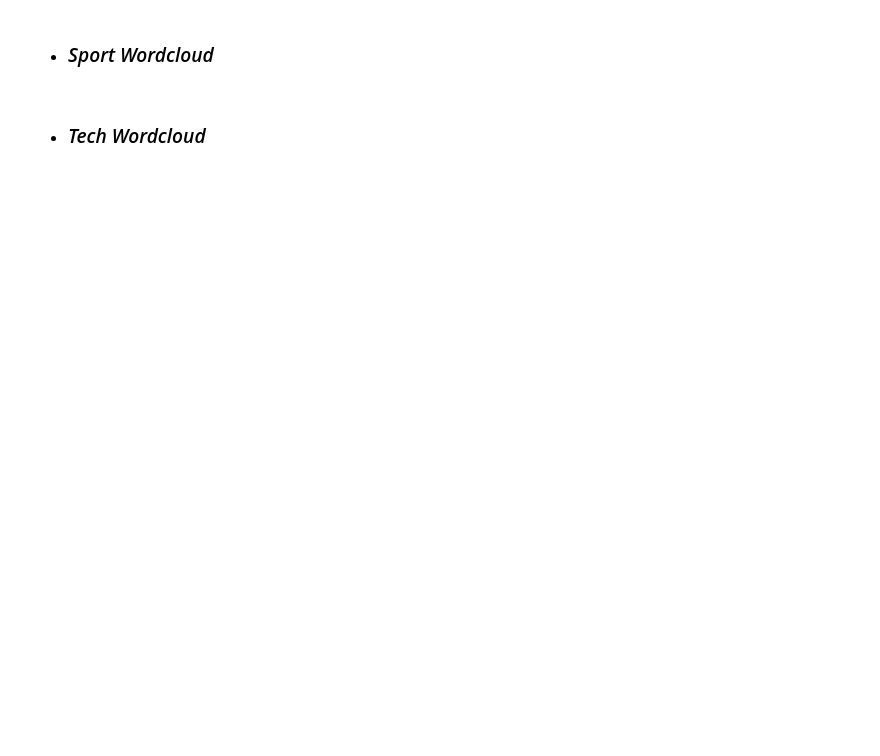
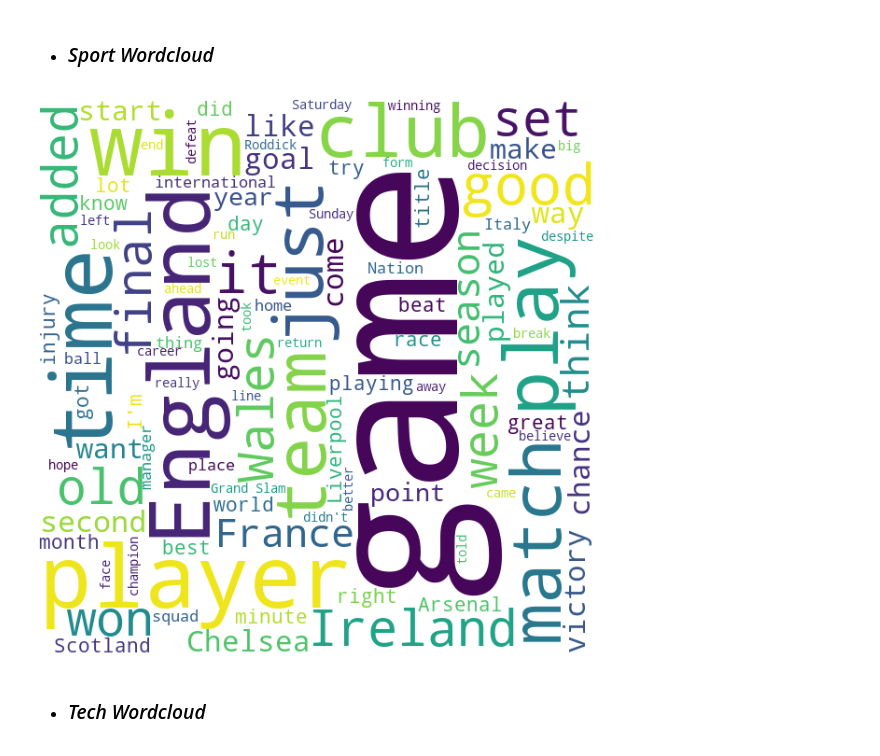
Before and after one commit to PanosEvange/DataMiningProj2_2020, a Jupyter notebook: sdi1500039.ipynb, the cells around one changed output. Saved outputs shown, nothing was run; the diff lists cells and outputs as text; code cells hidden in the pictures; blank space fills up the shorter version.

```diff
--- a/sdi1500039.ipynb
+++ b/sdi1500039.ipynb
@@ -131,2 +145,12 @@ Image('businessWordCloud.png')
+# %%
+
+myAdditionalStopWords = ['say','said', 'new', 'need', 'year']
+stopWords = ENGLISH_STOP_WORDS
+stopWords = (stopWords.union(myAdditionalStopWords)).union(ENGLISH_STOP_WORDS)
+makeWordCloud(saveLocationPath="sportWordCloud.png", myText=columnToText(myDataSetDf[myDataSetDf['CATEGORY'] == "SPORT"]['CONTENT']), myStopWords=stopWords)
+
+Image('sportWordCloud.png')
+# %% [output]
+[figure, added]
 # %% [markdown]
 - ### *Tech Wordcloud*
```
Also changed, not shown: parts of 14 cells of this notebook, 1 other file.
